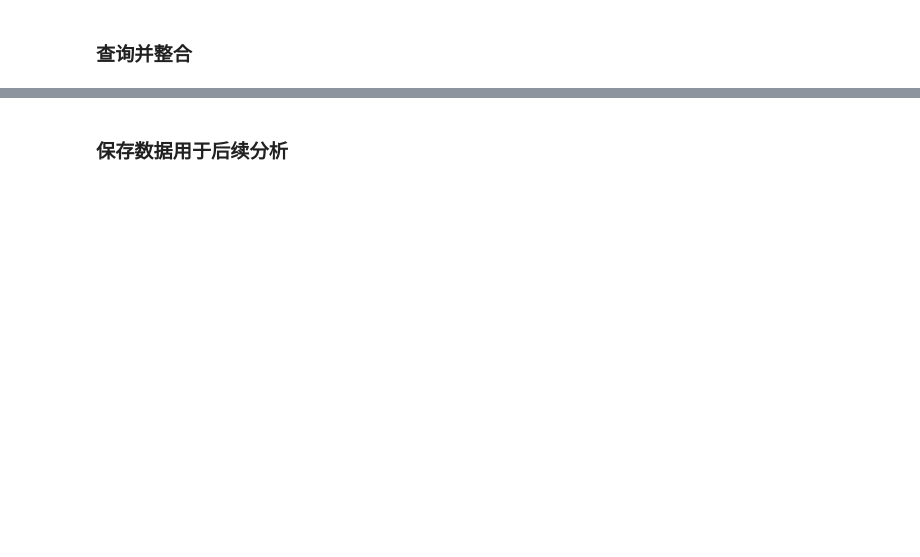
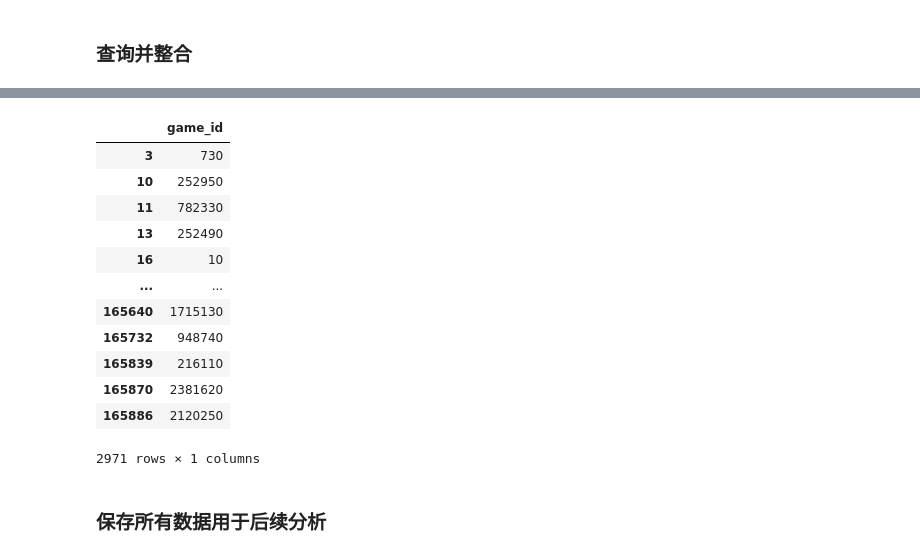
Before and after one commit to ZeyuLiu1996/Steam-Macro-Market-Analysis, a Jupyter notebook: src/data_processing/Query_process.ipynb, the cells around one changed output, grey strips where cells are left out. Saved outputs shown, nothing was run; the diff lists cells and outputs as text; code cells hidden in the pictures; blank space fills up the shorter version.

```diff
--- a/src/data_processing/Query_process.ipynb
+++ b/src/data_processing/Query_process.ipynb
@@ -111,3 +177,27 @@ new_df
+# %%
+null_df = pd.DataFrame()
+for column_name in selected_columns.columns:
+    null_df = pd.concat([null_df, selected_columns[column_name]], ignore_index= True)
+# %%
+null_df.columns = ['game_id'] #重命名列名
+null_df = null_df.dropna() # 去除空值
+null_df = null_df.drop_duplicates() # 仅仅保存独立值
+null_df['game_id'] = null_df['game_id'].astype(int) # 转换数据类型为整形
+null_df
+# %% [output]
+|  | game_id |
+| 3 | 730 |
+| 10 | 252950 |
+| 11 | 782330 |
+| 13 | 252490 |
+| 16 | 10 |
+| ... | ... |
+| 165640 | 1715130 |
+| 165732 | 948740 |
+| 165839 | 216110 |
+| 165870 | 2381620 |
+| 165886 | 2120250 |
+2971 rows × 1 columns
 # %% [markdown]
-### 保存数据用于后续分析
+### 保存所有数据用于后续分析
 # %%
```
Also changed, not shown: parts of 12 cells of this notebook, 10 other files.
